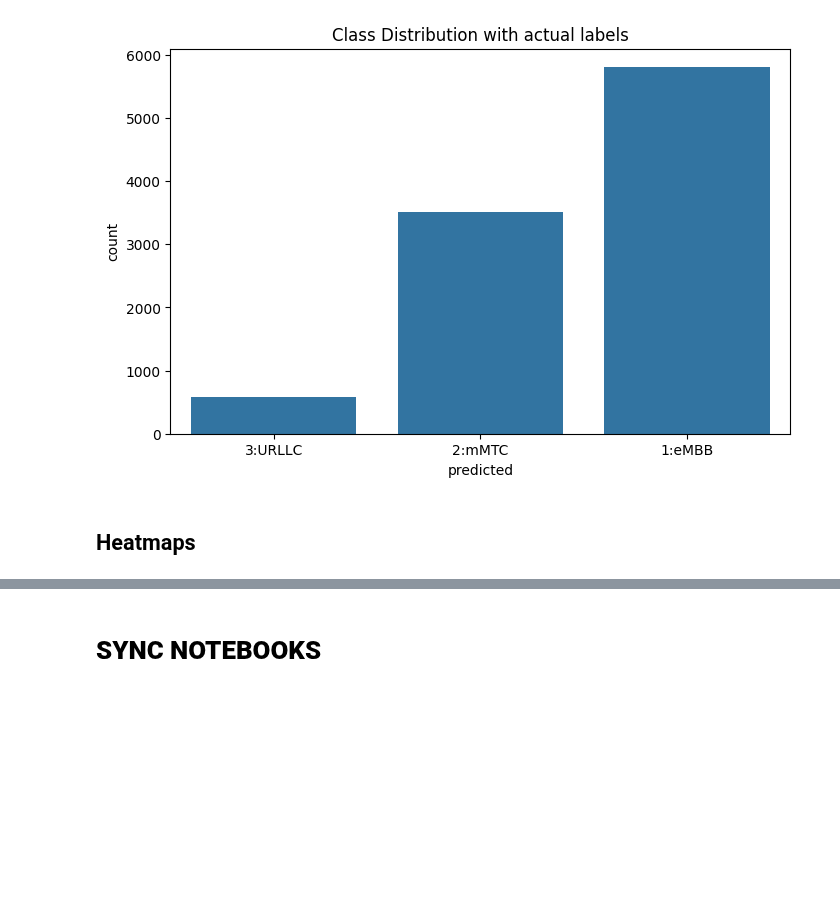
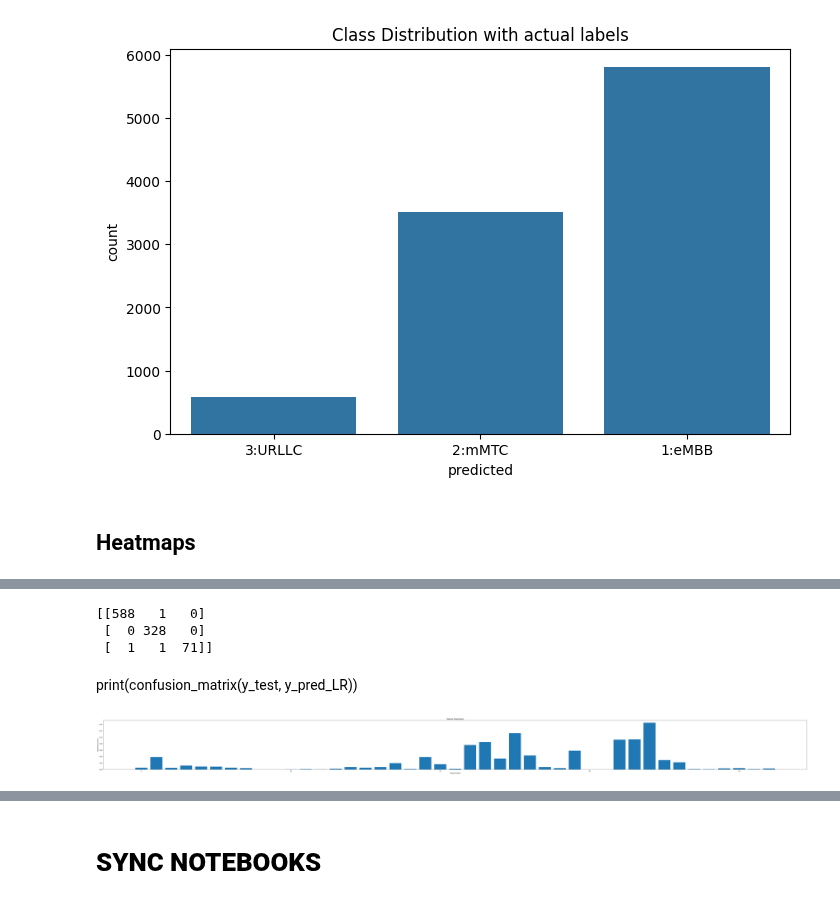
Before and after one commit to sujeshpadhi91/Network-Slicing-with-ML, a Jupyter notebook: Notebooks/NewDataset.ipynb, the cells around one changed output, grey strips where cells are left out. Drawn from its saved outputs; the diff is of its cells as text; code cells hidden in the pictures; blank space fills up the shorter version.

```diff
--- a/Notebooks/NewDataset.ipynb
+++ b/Notebooks/NewDataset.ipynb
@@ -307,0 +310,3 @@ plt.show()
+# %%
+X = data.drop(columns=['predicted'])
+X
@@ -307,0 +327,3 @@ plt.show()
+# %%
+y = data['predicted']
+y
@@ -307,0 +343,3 @@ plt.show()
+# %%
+X_train, X_test, y_train, y_test = train_test_split(X, y, test_size=0.10, random_state=42)
+X_train
@@ -307,0 +410,3 @@ plt.show()
+# %%
+model_RFC = RandomForestClassifier()
+model_RFC.fit(X_train, y_train)
@@ -307,0 +434,21 @@ plt.show()
+# %%
+print(confusion_matrix(y_test, y_pred_RFC))
+# %% [output]
+[[588   1   0]
+ [  0 328   0]
+ [  1   1  71]]
+# %% [markdown]
+print(confusion_matrix(y_test, y_pred_LR))
+# %%
+# Feature Importance
+feature_importance = model_RFC.feature_importances_
+features = np.arange(len(feature_importance))
+
+plt.figure(figsize=(2 * len(feature_importance), 6))
+plt.bar(features, feature_importance)
+plt.title('Feature Importance')
+plt.xlabel('Feature Name')
+plt.ylabel('Importance Score')
+plt.show()
+# %% [output]
+[figure, added]
```
Also changed, not shown: parts of 20 cells of this notebook, 1 other file.
